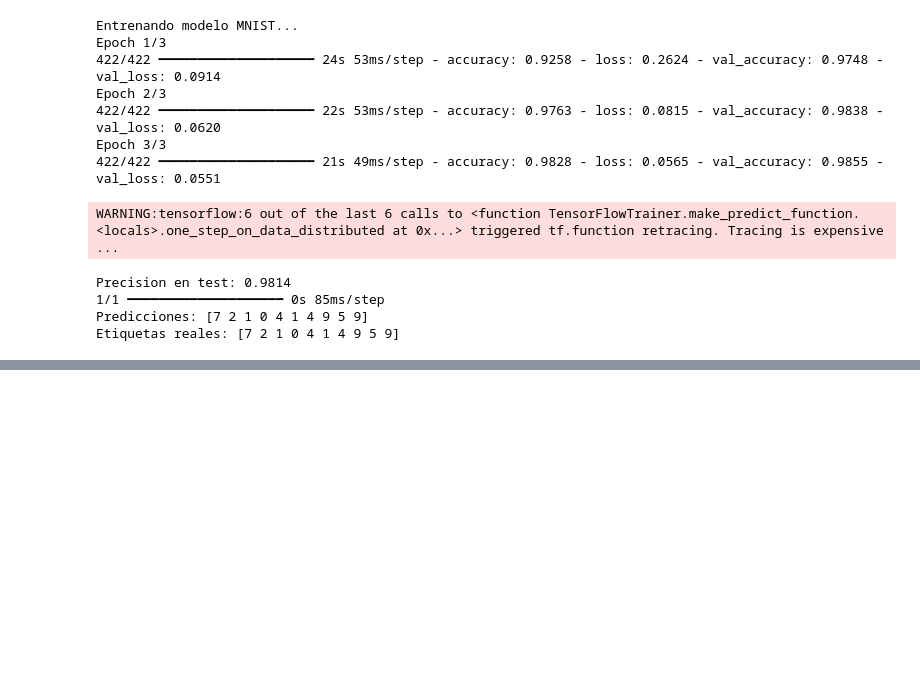
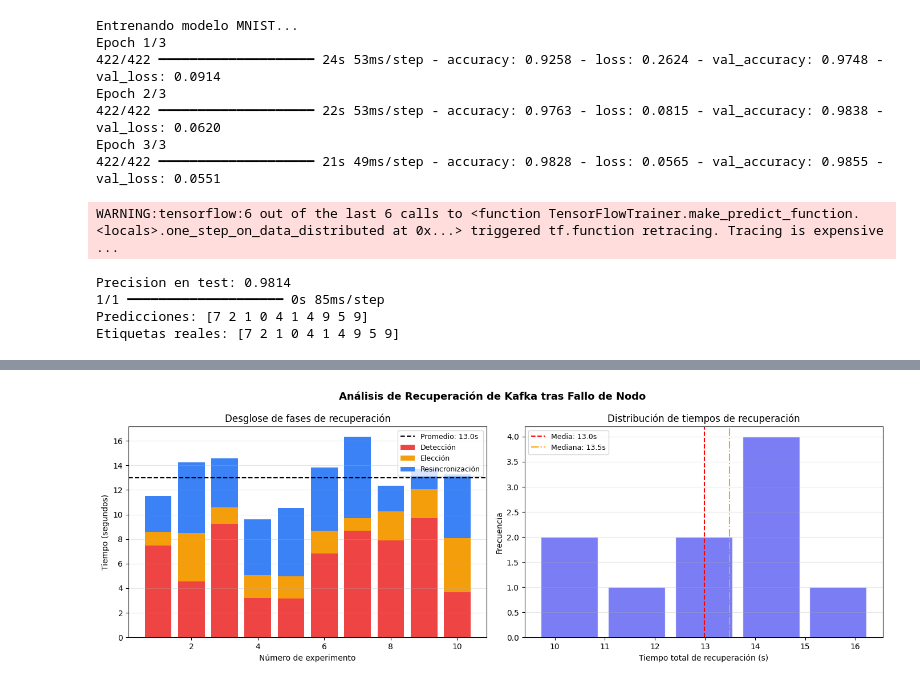
Before and after one commit to JDVAR7/IA-Intermedio, a Jupyter notebook: IA_Intermedio.ipynb, the cells around one changed output, grey strips where cells are left out. Cells and saved outputs as stored; diff of their text form; code cells hidden in the pictures; blank space fills up the shorter version.

```diff
--- a/IA_Intermedio.ipynb
+++ b/IA_Intermedio.ipynb
@@ -1506,0 +2176,82 @@ Etiquetas reales: [7 2 1 0 4 1 4 9 5 9]
+# %%
+# ============================================================
+#  RETO 3 — Gráfico de tiempos de recuperación de Kafka
+# ============================================================
+import matplotlib.pyplot as plt
+import matplotlib.patches as mpatches
+import numpy as np
+
+def simular_recuperacion(n=10, seed=42):
+    """Simula N experimentos de fallo y mide el tiempo de recuperación."""
+    random.seed(seed)
+    tiempos = []
+    for exp in range(n):
+        # Tiempo real de Kafka: 5-30 s según configuración
+        t_deteccion    = random.uniform(3, 10)   # detectar fallo
+        t_eleccion     = random.uniform(1, 5)    # elegir nuevo líder
+        t_sinc         = random.uniform(1, 8)    # resincronizar ISR
+        total = round(t_deteccion + t_eleccion + t_sinc, 2)
+        tiempos.append({
+            "exp"        : exp + 1,
+            "deteccion"  : t_deteccion,
+            "eleccion"   : t_eleccion,
+            "sinc"       : t_sinc,
+            "total"      : total
+        })
+        print(f"  Exp {exp+1:02d}: detección={t_deteccion:.1f}s | elección={t_eleccion:.1f}s | sincronización={t_sinc:.1f}s | TOTAL={total:.1f}s")
+    return tiempos
+
+print("🔬 Simulando 10 experimentos de recuperación:\n")
+tiempos = simular_recuperacion(10)
+
+totales = [t["total"] for t in tiempos]
+exps    = [t["exp"]   for t in tiempos]
+
+# ── Gráfico 1: barras apiladas por fase ───────────────────────
+fig, axes = plt.subplots(1, 2, figsize=(14, 5))
+fig.suptitle("Análisis de Recuperación de Kafka tras Fallo de Nodo",
+             fontsize=13, fontweight="bold")
+
+det  = [t["deteccion"] for t in tiempos]
+elec = [t["eleccion"]  for t in tiempos]
+sinc = [t["sinc"]      for t in tiempos]
+
+ax1 = axes[0]
+ax1.bar(exps, det,  label="Detección",    color="#EF4444")
+ax1.bar(exps, elec, label="Elección",     color="#F59E0B", bottom=det)
+ax1.bar(exps, sinc, label="Resincronización", color="#3B82F6",
+        bottom=[d+e for d,e in zip(det,elec)])
+ax1.axhline(np.mean(totales), color="black", linestyle="--", linewidth=1.5,
+            label=f"Promedio: {np.mean(totales):.1f}s")
+ax1.set_xlabel("Número de experimento")
+ax1.set_ylabel("Tiempo (segundos)")
+ax1.set_title("Desglose de fases de recuperación")
+ax1.legend(fontsize=9)
+ax1.grid(axis="y", alpha=0.3)
+
+# ── Gráfico 2: histograma de distribución ────────────────────
+ax2 = axes[1]
+ax2.hist(totales, bins=5, color="#6366F1", edgecolor="white",
+         alpha=0.85, rwidth=0.85)
+ax2.axvline(np.mean(totales), color="red", linestyle="--",
+            label=f"Media: {np.mean(totales):.1f}s")
+ax2.axvline(np.median(totales), color="orange", linestyle="-.",
+            label=f"Mediana: {np.median(totales):.1f}s")
+ax2.set_xlabel("Tiempo total de recuperación (s)")
+ax2.set_ylabel("Frecuencia")
+ax2.set_title("Distribución de tiempos de recuperación")
+ax2.legend(fontsize=9)
+ax2.grid(axis="y", alpha=0.3)
+
+plt.tight_layout()
+plt.savefig("recuperacion_kafka.png", dpi=150, bbox_inches="tight")
+plt.show()
+
+print(f"""
+\n📊 ESTADÍSTICAS DE RECUPERACIÓN:
+  Tiempo promedio  : {{np.mean(totales):.2f}} segundos
+  Tiempo mínimo    : {{np.min(totales):.2f}} segundos
+  Tiempo máximo    : {{np.max(totales):.2f}} segundos
+  Desv. estándar   : {{np.std(totales):.2f}} segundos
+""")
+# %% [output]
@@ -1506,0 +2270 @@ Etiquetas reales: [7 2 1 0 4 1 4 9 5 9]
+[figure, added]
```
Also changed, not shown: parts of 18 cells of this notebook.
